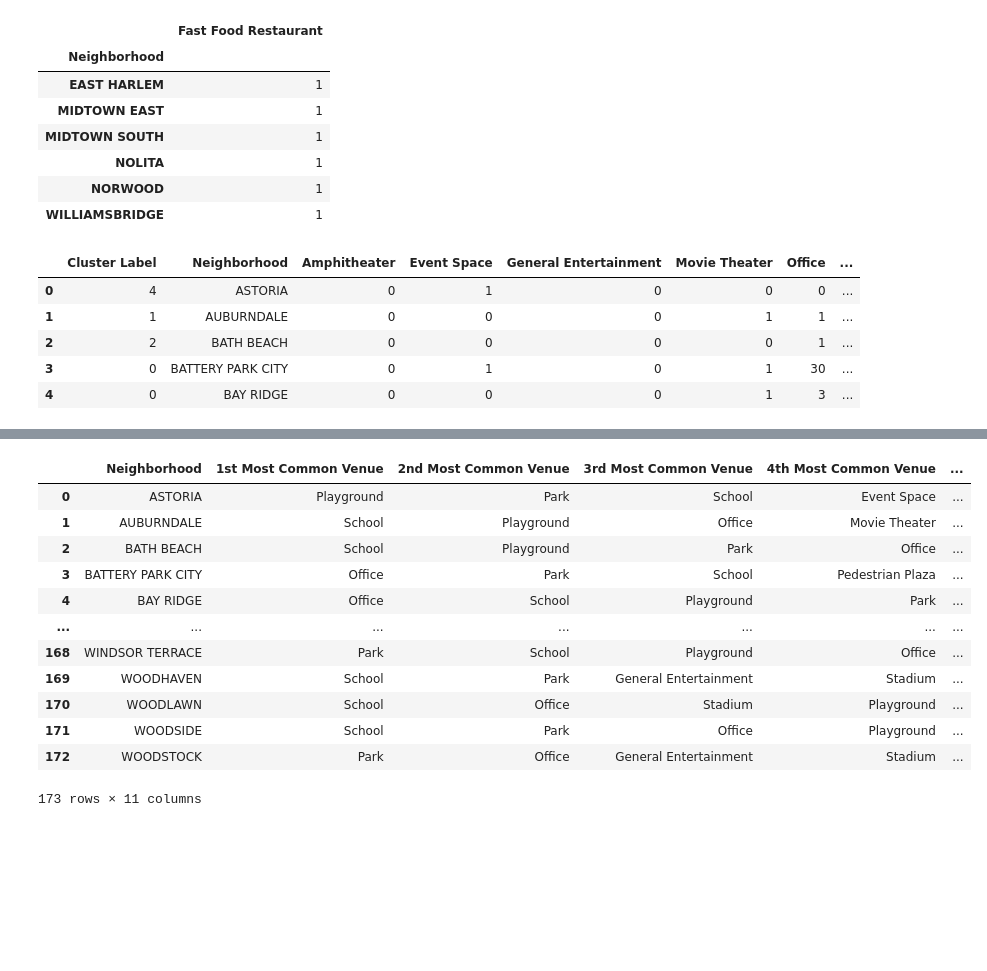
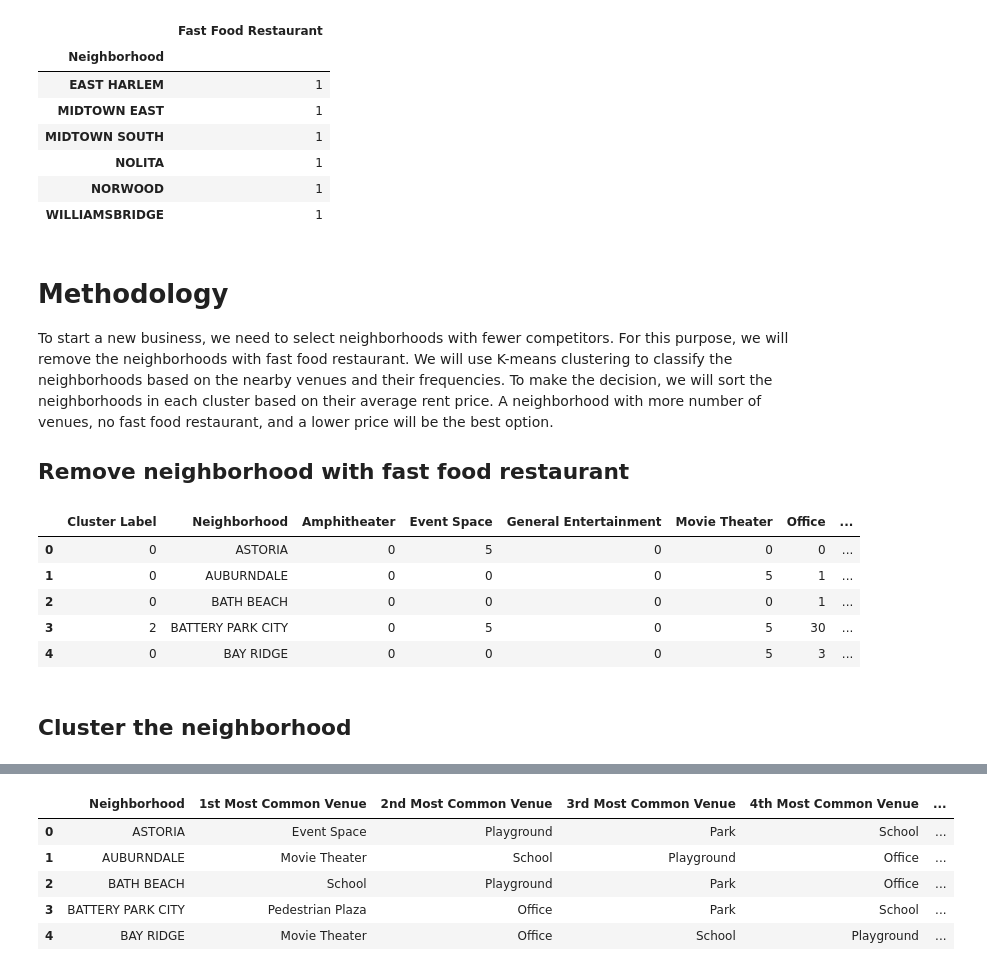
Before and after one commit to catkeeper1/Coursera_Capstone, a Jupyter notebook: capstone_final_assignment1.ipynb, the cells around one changed output, grey strips where cells are left out. Cells and saved outputs as stored; diff of their text form; code cells hidden in the pictures; blank space fills up the shorter version.

```diff
--- a/capstone_final_assignment1.ipynb
+++ b/capstone_final_assignment1.ipynb
@@ -249,0 +293,12 @@ neighborhood_venues_onehot.head()
+# %%
+# different types of venues may attract different number of people so that apply weight to the number of venues
+
+neighborhood_venues_onehot["Event Space"] = neighborhood_venues_onehot["Event Space"] * 5
+neighborhood_venues_onehot["General Entertainment"] = neighborhood_venues_onehot["General Entertainment"] * 5
+neighborhood_venues_onehot["Movie Theater"] = neighborhood_venues_onehot["Movie Theater"] * 5
+
+neighborhood_venues_onehot["Amphitheater"] = neighborhood_venues_onehot["Amphitheater"] * 10
+neighborhood_venues_onehot["Pedestrian Plaza"] = neighborhood_venues_onehot["Pedestrian Plaza"] * 20
+neighborhood_venues_onehot["Stadium"] = neighborhood_venues_onehot["Stadium"] * 10
+
+neighborhood_venues_onehot.head()
@@ -324,12 +390,17 @@ neighborhood_ff_venues.head(10)
 | NOLITA | 1 |
 | NORWOOD | 1 |
 | WILLIAMSBRIDGE | 1 |
+# %% [markdown]
+# Methodology
+To start a new business, we need to select neighborhoods with fewer competitors. For this purpose, we will remove the neighborhoods with fast food restaurant. We will use K-means clustering to classify the neighborhoods based on the nearby venues and their frequencies. To make the decision, we will sort the neighborhoods in each cluster based on their average rent price. A neighborhood with more number of venues, no fast food restaurant, and a lower price will be the best option.
+
+## Remove neighborhood with fast food restaurant
 # %%
 low_competitor = neighborhood_venues_onehot[~neighborhood_venues_onehot['Neighborhood'].isin(neighborhood_ff_venues.index)]
 
 clustering_raw = pd.merge(low_competitor, df_groupby, how="left", left_on="Neighborhood", right_on="Neighborhood" )
 clustering_raw = clustering_raw.drop('Neighborhood', 1)
-clustering_raw = preprocessing.normalize(clustering_raw, norm='l2')
+#clustering_raw = preprocessing.normalize(clustering_raw, norm='l2')
 
 
 kclusters = 5 # set number of clusters
@@ -345,11 +416,13 @@ low_competitor.drop(labels=[ 'Borough', 'areaName'], axis= 1, inplace=True)
 low_competitor.head()
 # %% [output]
 |  | Cluster Label | Neighborhood | Amphitheater | Event Space | General Entertainment | Movie Theater | Office | ... |
-| 0 | 4 | ASTORIA | 0 | 1 | 0 | 0 | 0 | ... |
-| 1 | 1 | AUBURNDALE | 0 | 0 | 0 | 1 | 1 | ... |
-| 2 | 2 | BATH BEACH | 0 | 0 | 0 | 0 | 1 | ... |
-| 3 | 0 | BATTERY PARK CITY | 0 | 1 | 0 | 1 | 30 | ... |
-| 4 | 0 | BAY RIDGE | 0 | 0 | 0 | 1 | 3 | ... |
+| 0 | 0 | ASTORIA | 0 | 5 | 0 | 0 | 0 | ... |
+| 1 | 0 | AUBURNDALE | 0 | 0 | 0 | 5 | 1 | ... |
+| 2 | 0 | BATH BEACH | 0 | 0 | 0 | 0 | 1 | ... |
+| 3 | 2 | BATTERY PARK CITY | 0 | 5 | 0 | 5 | 30 | ... |
+| 4 | 0 | BAY RIDGE | 0 | 0 | 0 | 5 | 3 | ... |
+# %% [markdown]
+## Cluster the neighborhood
 # %%
 #visualize the clustered neighborhoods of boston
 # create map
@@ -382,20 +455,13 @@ map_clusters
 # %%
 neighborhoods_venues_sorted_cluster= pd.merge(neighborhoods_venues_sorted, low_competitor, how='left', left_on='Neighborhood', right_on = 'Neighborhood')
 
 neighborhoods_venues_sorted_cluster = neighborhoods_venues_sorted_cluster.drop(neighborhoods_venues_sorted_cluster.columns[range(8,18)], axis=1)
 
-neighborhoods_venues_sorted_cluster
+neighborhoods_venues_sorted_cluster.head()
 # %% [output]
 |  | Neighborhood | 1st Most Common Venue | 2nd Most Common Venue | 3rd Most Common Venue | 4th Most Common Venue | ... |
-| 0 | ASTORIA | Playground | Park | School | Event Space | ... |
-| 1 | AUBURNDALE | School | Playground | Office | Movie Theater | ... |
+| 0 | ASTORIA | Event Space | Playground | Park | School | ... |
+| 1 | AUBURNDALE | Movie Theater | School | Playground | Office | ... |
 | 2 | BATH BEACH | School | Playground | Park | Office | ... |
-| 3 | BATTERY PARK CITY | Office | Park | School | Pedestrian Plaza | ... |
-| 4 | BAY RIDGE | Office | School | Playground | Park | ... |
-| ... | ... | ... | ... | ... | ... | ... |
-| 168 | WINDSOR TERRACE | Park | School | Playground | Office | ... |
-| 169 | WOODHAVEN | School | Park | General Entertainment | Stadium | ... |
-| 170 | WOODLAWN | School | Office | Stadium | Playground | ... |
-| 171 | WOODSIDE | School | Park | Office | Playground | ... |
-| 172 | WOODSTOCK | Park | Office | General Entertainment | Stadium | ... |
+| 3 | BATTERY PARK CITY | Pedestrian Plaza | Office | Park | School | ... |
+| 4 | BAY RIDGE | Movie Theater | Office | School | Playground | ... |
-173 rows × 11 columns
```
Also changed, not shown: parts of 28 cells of this notebook, 1 other file.
